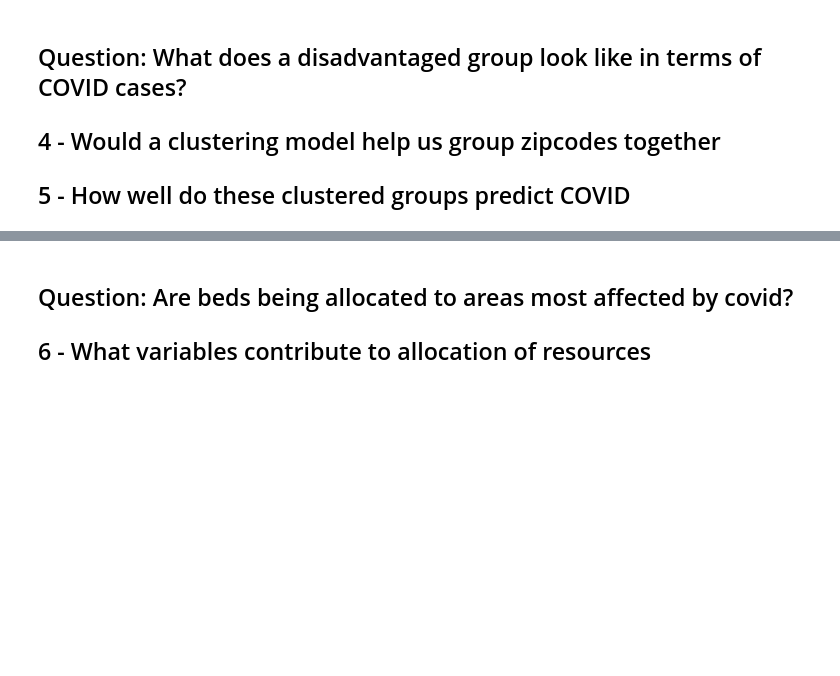
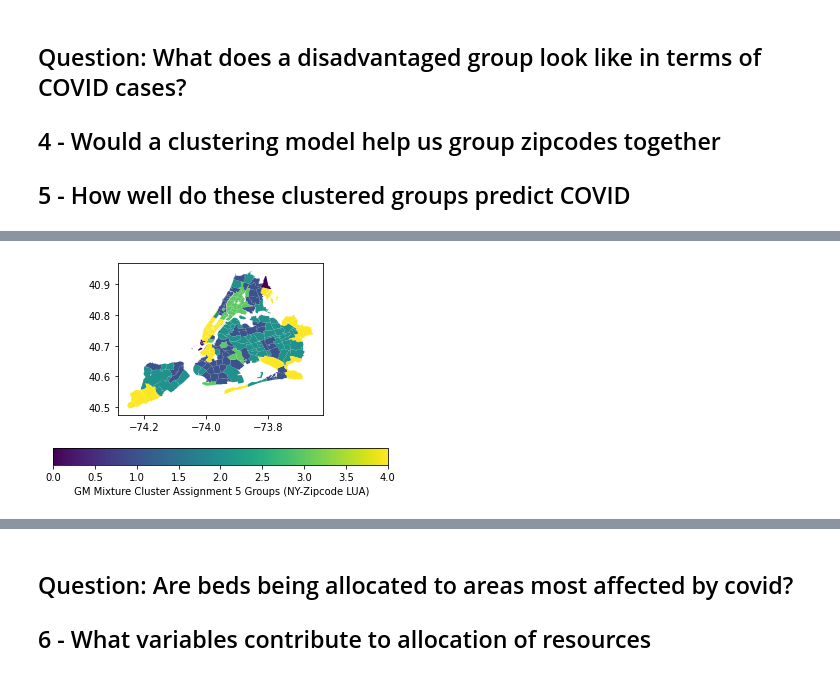
Before and after one commit to abechtel31/CPSC392-Final, a Jupyter notebook: covid.ipynb, the cells around one changed output, grey strips where cells are left out. Drawn from its saved outputs; the diff is of its cells as text; code cells hidden in the pictures; blank space fills up the shorter version.

```diff
--- a/covid.ipynb
+++ b/covid.ipynb
@@ -481,0 +622,2 @@ It does not
+# %%
+groups = ['5GM_assign', '5KM_assign', '5HAC_assign','9GM_assign', '9KM_assign', '9HAC_assign', 'index']
@@ -481,0 +627,2 @@ It does not
+# %%
+ny_clusters = pd.merge(ny,Xdf[groups], on='index')
@@ -481,0 +640,11 @@ It does not
+# %%
+fig, ax = plt.subplots(1, 1)
+
+ny_clusters.plot(column='5GM_assign',
+        ax=ax,
+        legend=True,
+        legend_kwds={'label': " GM Mixture Cluster Assignment 5 Groups (NY-Zipcode LUA)",
+        'orientation': "horizontal"})
+plt.show()
+# %% [output]
+[figure, added]
```
Also changed, not shown: parts of 59 cells of this notebook.
